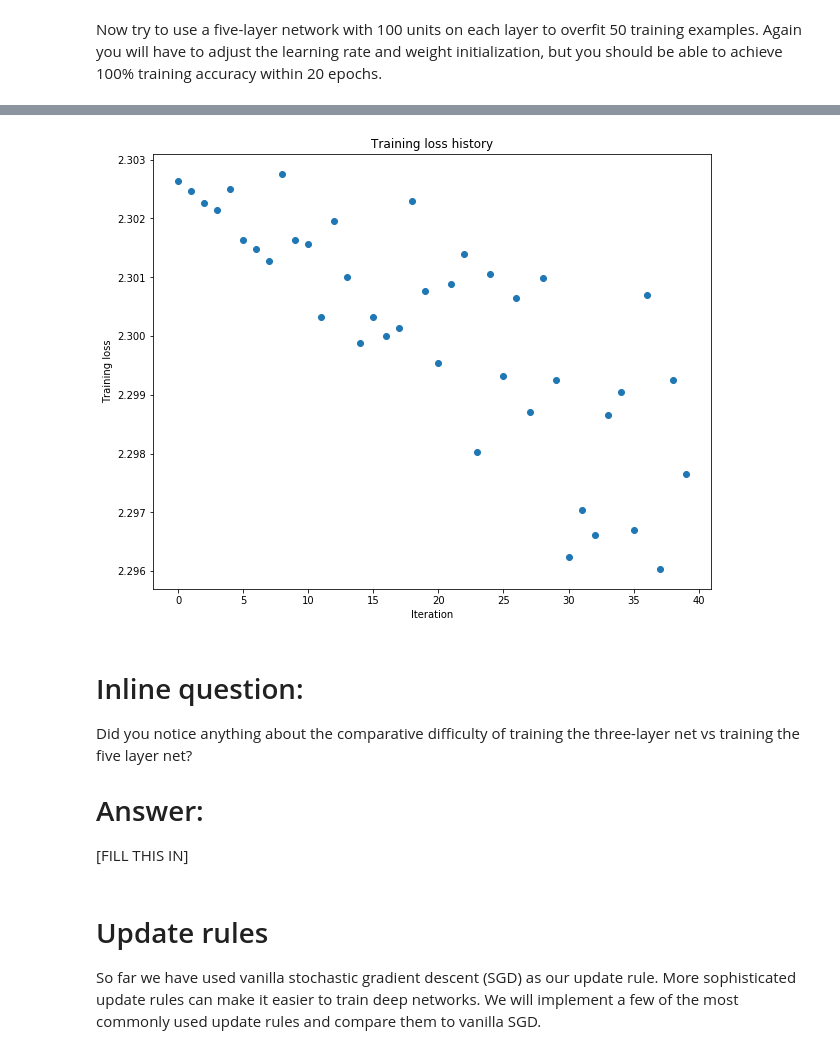
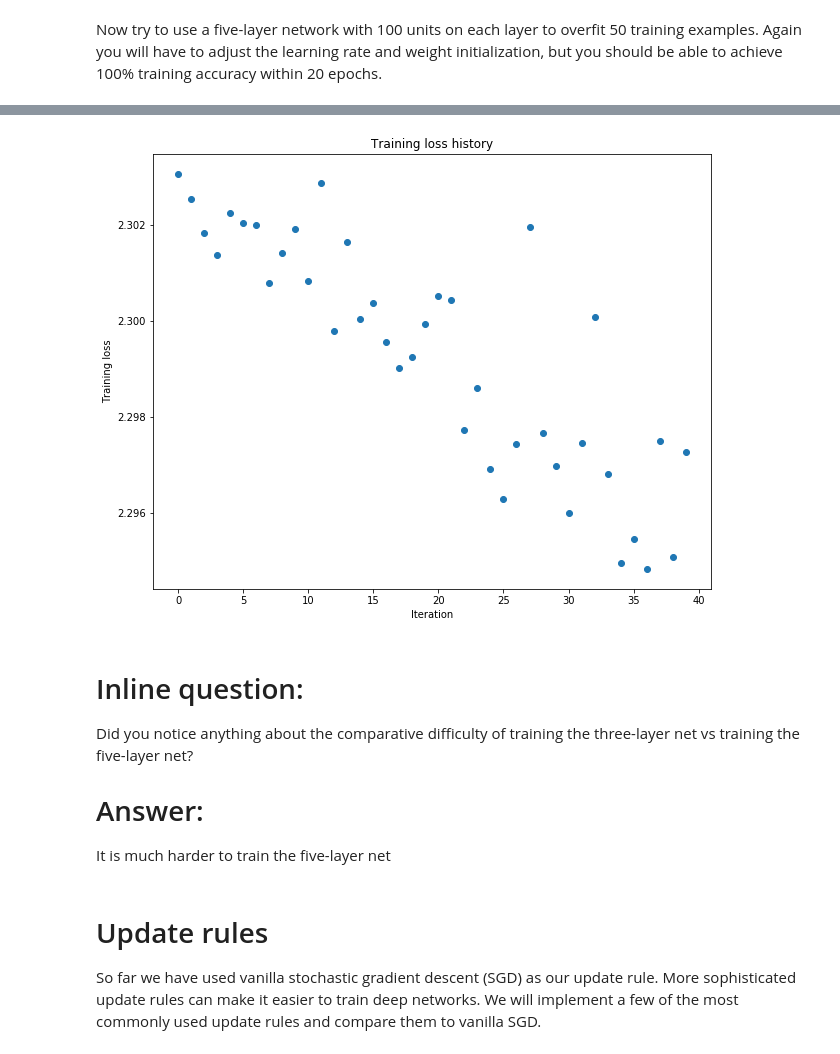
Before and after one commit to tangoclinh1995/COMP4901JAssignment2, a Jupyter notebook: FullyConnectedNets.ipynb, the cells around one changed output, grey strips where cells are left out. Cells and saved outputs as stored; diff of their text form; code cells hidden in the pictures.

```diff
--- a/FullyConnectedNets.ipynb
+++ b/FullyConnectedNets.ipynb
@@ -527,8 +489,8 @@ small_data = {
   'y_val': data['y_val'],
 }
 
-learning_rate = 0.0071
-weight_scale = 0.0075
+learning_rate = 1e-2
+weight_scale = 1e-2
 model = FullyConnectedNet([100, 100, 100, 100],
                 weight_scale=weight_scale, dtype=np.float64)
 solver = Solver(model, small_data,
@@ -565,11 +527,11 @@ plt.show()
 (Epoch 20 / 20) train acc: 0.160000; val_acc: 0.112000
-[figure, old version]
+[figure, new version]
 # %% [markdown]
 # Inline question:
-Did you notice anything about the comparative difficulty of training the three-layer net vs training the five layer net?
+Did you notice anything about the comparative difficulty of training the three-layer net vs training the five-layer net?
 
 # Answer:
-[FILL THIS IN]
+It is much harder to train the five-layer net
 # %% [markdown]
 # Update rules
 So far we have used vanilla stochastic gradient descent (SGD) as our update rule. More sophisticated update rules can make it easier to train deep networks. We will implement a few of the most commonly used update rules and compare them to vanilla SGD.
```
Also changed, not shown: parts of 9 cells of this notebook, 4 other files.
